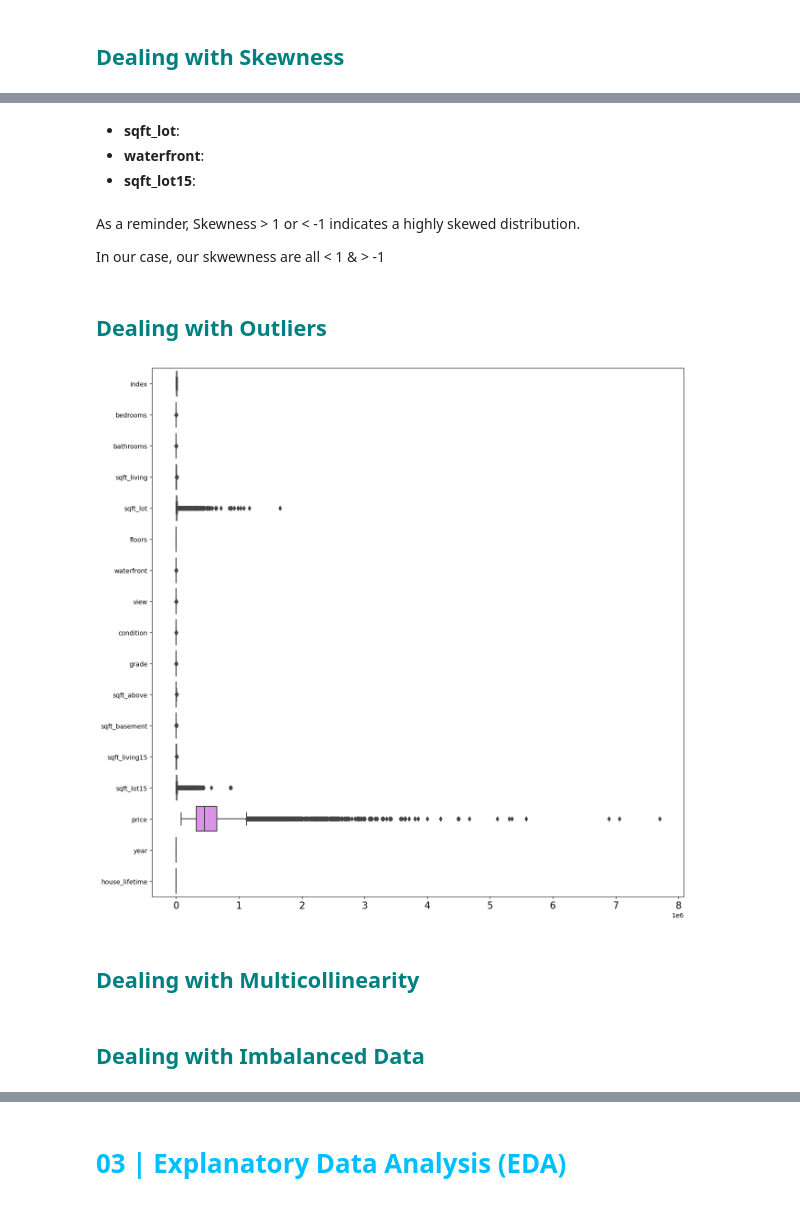
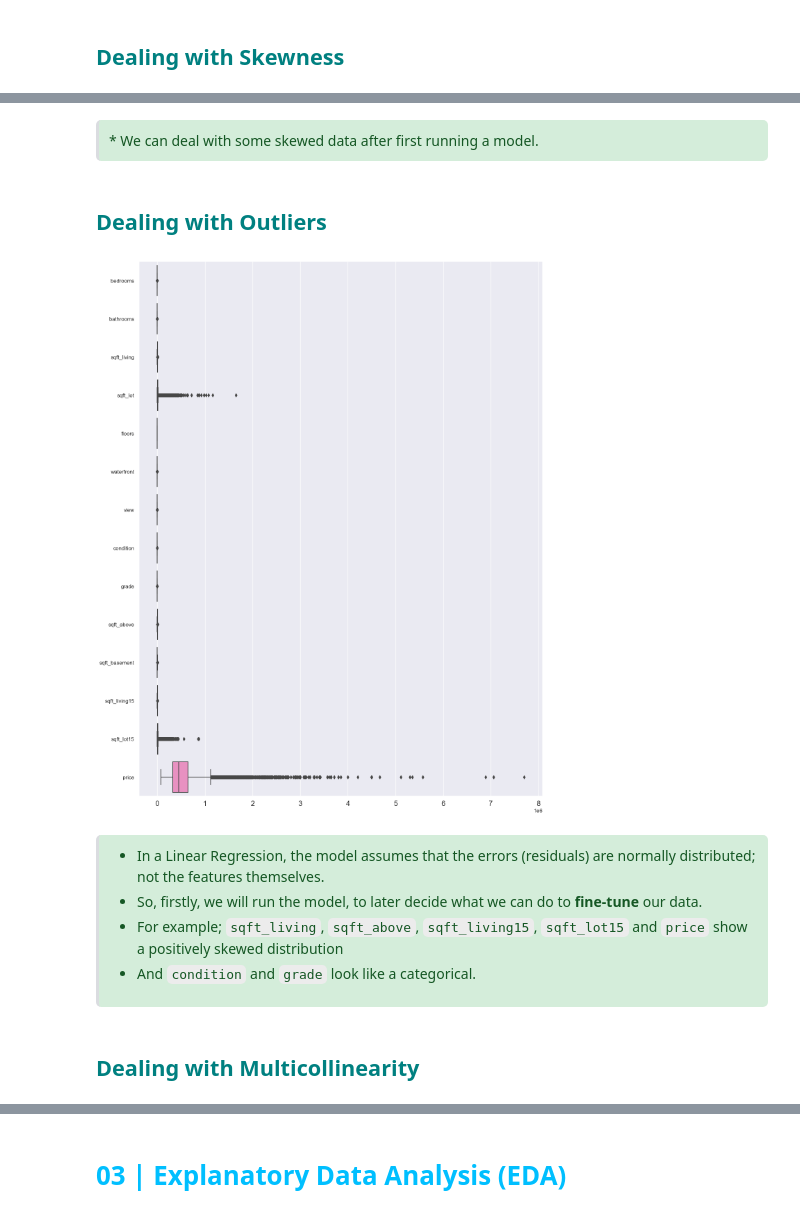
Before and after one commit to jesus-jpeg/patent-pending, a Jupyter notebook: 03_python_scripts/03_eda.ipynb, the cells around one changed output, grey strips where cells are left out. Cells and saved outputs as stored; diff of their text form; code cells hidden in the pictures.

Commit message:
data_cleaning, eda up2date

```diff
--- a/03_python_scripts/03_eda.ipynb
+++ b/03_python_scripts/03_eda.ipynb
@@ -177,17 +169,15 @@ cleaned = cleaned.drop(['bedrooms', 'bathrooms', 'sqft_living', 'sqft_above', 's
-# %% [markdown]
-* **sqft_lot**:
-* **waterfront**:
-* **sqft_lot15**:
-# %% [markdown]
-As a reminder, Skewness > 1 or < -1 indicates a highly skewed distribution.
-
-In our case, our skwewness are all < 1 & > -1
+# %% [markdown]
+<blockquote style="background-color: #d4edda; color: #155724; border-color: #c3e6cb; padding: 10px; border-radius: 5px;">
+* We can deal with some skewed data after first running a model.
+</blockquote>
 # %% [markdown]
 <h2 style="color: #008080;">Dealing with Outliers</h2>
 # %%
-# For previously numerical columns
-fig, ax = plt.subplots(figsize=(15, 15))
-sns.boxplot(data=cleaned, orient="h", ax=ax, showfliers=True, whis=1.5)
+# For house_features variable used while checking Data distributions
+fig, ax = plt.subplots(figsize=(15, 20))
+sns.boxplot(data=house_features, orient="h", ax=ax, showfliers=True, whis=1.5)
 ax.tick_params(axis='x', labelsize=15) # Adjust the font size of the x-axis ticks
 # Show the plot
 plt.show()
+# %% [output]
+[figure, added]
@@ -196,9 +184,8 @@ outlier_slayer(cleaned)
-# %%
-# For previously numerical columns
-fig, ax = plt.subplots(figsize=(15, 15))
-sns.boxplot(data=cleaned, orient="h", ax=ax, showfliers=True, whis=1.5)
-ax.tick_params(axis='x', labelsize=15) # Adjust the font size of the x-axis ticks
-# Show the plot
-plt.show()
-# %% [output]
-[figure, removed]
+# %% [markdown]
+<blockquote style="background-color: #d4edda; color: #155724; border-color: #c3e6cb; padding: 10px; border-radius: 5px;">
+
+* In a Linear Regression, the model assumes that the errors (residuals) are normally distributed; not the features themselves.
+* So, firstly, we will run the model, to later decide what we can do to **fine-tune** our data.
+* For example; `sqft_living`, `sqft_above`, `sqft_living15`, `sqft_lot15` and `price` show a positively skewed distribution
+* And `condition` and `grade` look like a categorical.
+</blockquote>
@@ -205,4 +194,2 @@ plt.show()
 # %% [markdown]
 <h2 style="color: #008080;">Dealing with Multicollinearity</h2>
-# %% [markdown]
-<h2 style="color: #008080;">Dealing with Imbalanced Data</h2>
```
Also changed, not shown: parts of 22 cells of this notebook, 1 other file.
